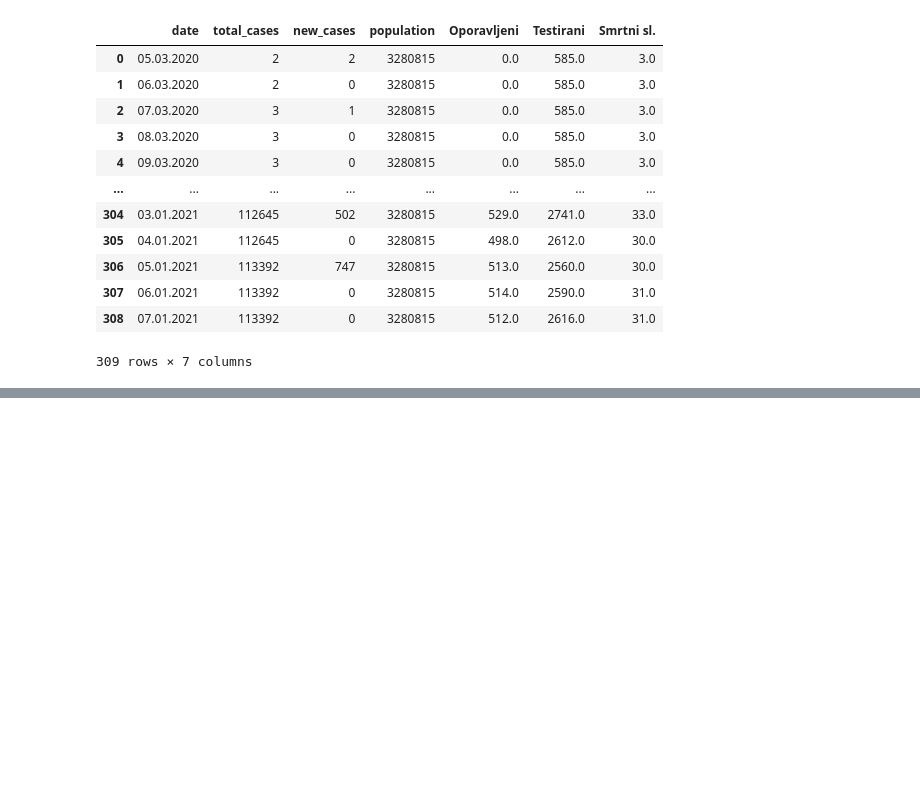
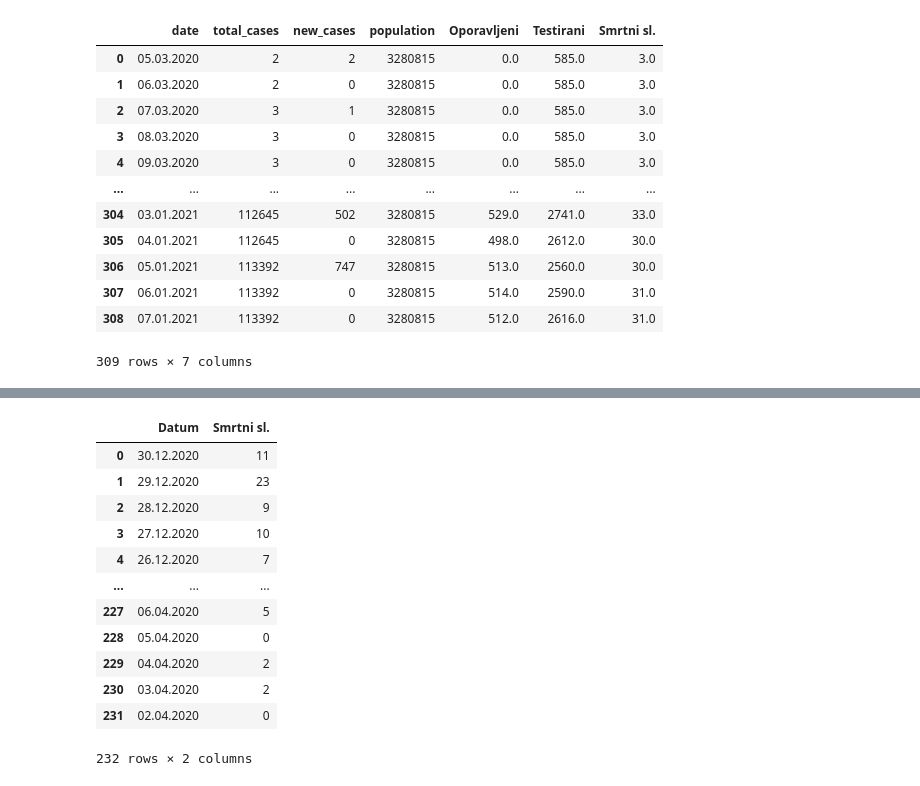
Before and after one commit to WorldWideWest/COVID-19, a Jupyter notebook: notebooks/COVID.ipynb, the cells around one changed output, grey strips where cells are left out. Saved outputs shown, nothing was run; the diff lists cells and outputs as text; code cells hidden in the pictures; blank space fills up the shorter version.

```diff
--- a/notebooks/COVID.ipynb
+++ b/notebooks/COVID.ipynb
@@ -326,0 +414,32 @@ px.line(testingData, x = "date", y = "new_cases", labels = {'x': "Date", 'y': "N
+# %%
+died = pd.DataFrame(columns = ["Datum", "Smrtni sl."])
+for index in range(0, len(fbihdata["Broj smrtnih slučajeva"])):
+    if index == len(bihdata["Broj smrtnih slučajeva"]) - 1:
+        i, j = index, len(fbihdata["Broj smrtnih slučajeva"]) - 1
+
+        died = died.append(
+            {"Datum": str(fbihdata.iloc[index, 0]), "Smrtni sl.": fbihdata.iloc[i, 3] - fbihdata.iloc[j, 3]},
+            ignore_index = True)
+
+        break
+    else:
+        i, j = index, index + 1
+        died = died.append(
+            {"Datum": str(fbihdata.iloc[index, 0]), "Smrtni sl.": fbihdata.iloc[i, 3] - fbihdata.iloc[j, 3]},
+            ignore_index = True)
+# %%
+died
+# %% [output]
+|  | Datum | Smrtni sl. |
+| 0 | 30.12.2020 | 11 |
+| 1 | 29.12.2020 | 23 |
+| 2 | 28.12.2020 | 9 |
+| 3 | 27.12.2020 | 10 |
+| 4 | 26.12.2020 | 7 |
+| ... | ... | ... |
+| 227 | 06.04.2020 | 5 |
+| 228 | 05.04.2020 | 0 |
+| 229 | 04.04.2020 | 2 |
+| 230 | 03.04.2020 | 2 |
+| 231 | 02.04.2020 | 0 |
+232 rows × 2 columns
```
Also changed, not shown: parts of 7 cells of this notebook, 1 other file.
